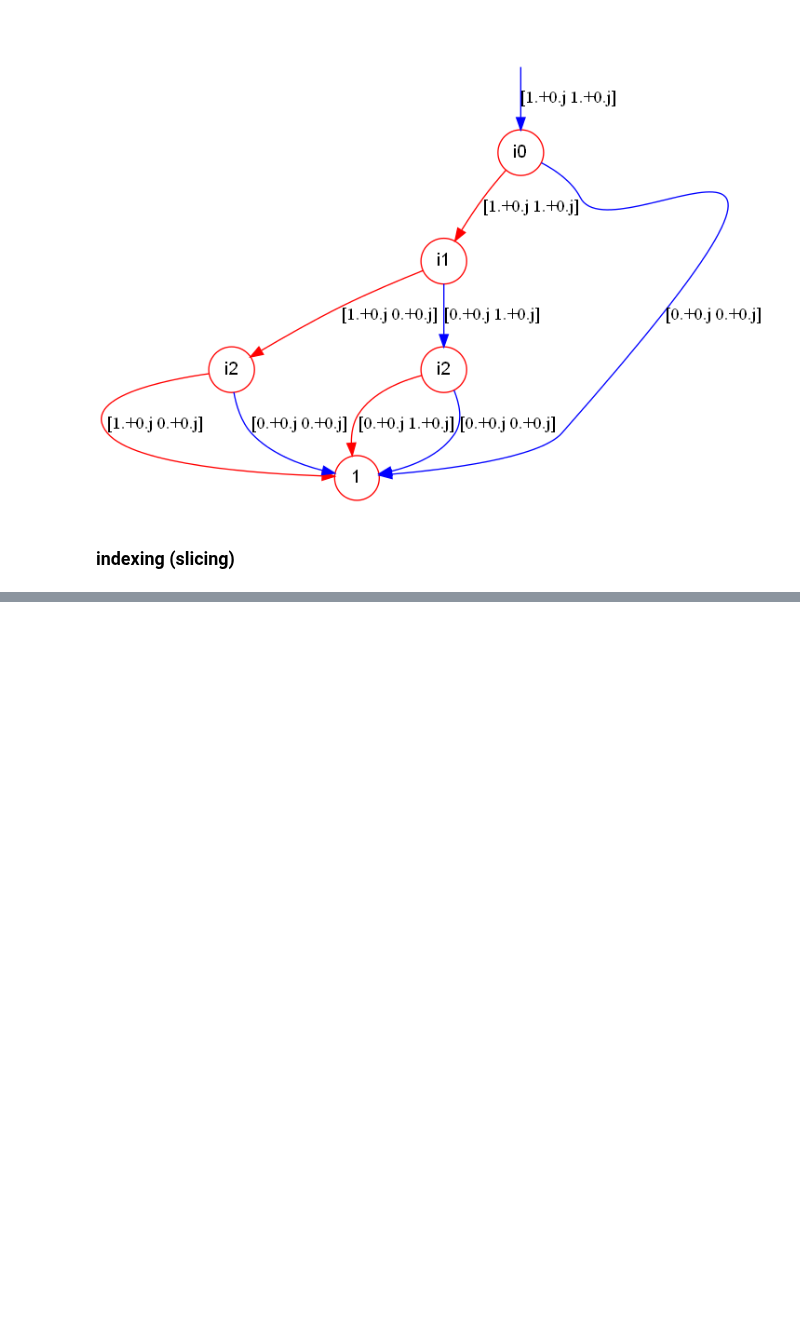
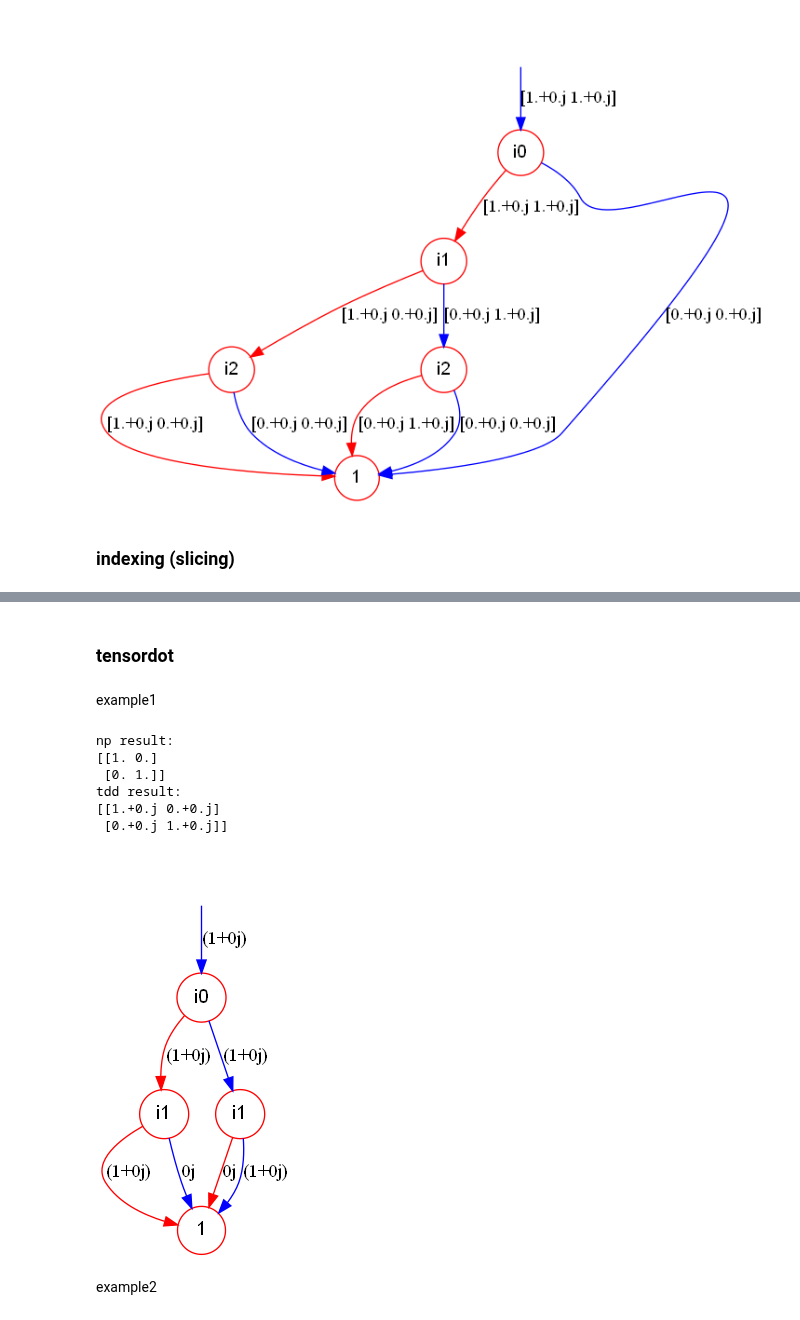
Before and after one commit to TddPy/TDDPy, a Jupyter notebook: example.ipynb, the cells around one changed output, grey strips where cells are left out. Drawn from its saved outputs; the diff is of its cells as text; code cells hidden in the pictures; blank space fills up the shorter version.

```diff
--- a/Test.ipynb
+++ b/example.ipynb
@@ -194,0 +193,26 @@ np result:
+# %% [markdown]
+### tensordot
+# %% [markdown]
+example1
+# %%
+U=1/np.sqrt(2)*np.array([[1,1],[1,-1]])
+
+print('np result:')
+print(np.tensordot(U, U, 1))
+
+print('tdd result:')
+U_tdd=tdd.as_tensor((U,[],[1,0]))
+tdd_dot = tdd.tensordot(U_tdd,U_tdd,1)
+
+print(tdd_dot.numpy())
+tdd_dot.show()
+# %% [output]
+np result:
+[[1. 0.]
+ [0. 1.]]
+tdd result:
+[[1.+0.j 0.+0.j]
+ [0.+0.j 1.+0.j]]
+[figure, added]
+# %% [markdown]
+example2
```
Also changed, not shown: parts of 3 cells of this notebook, 2 other files.
